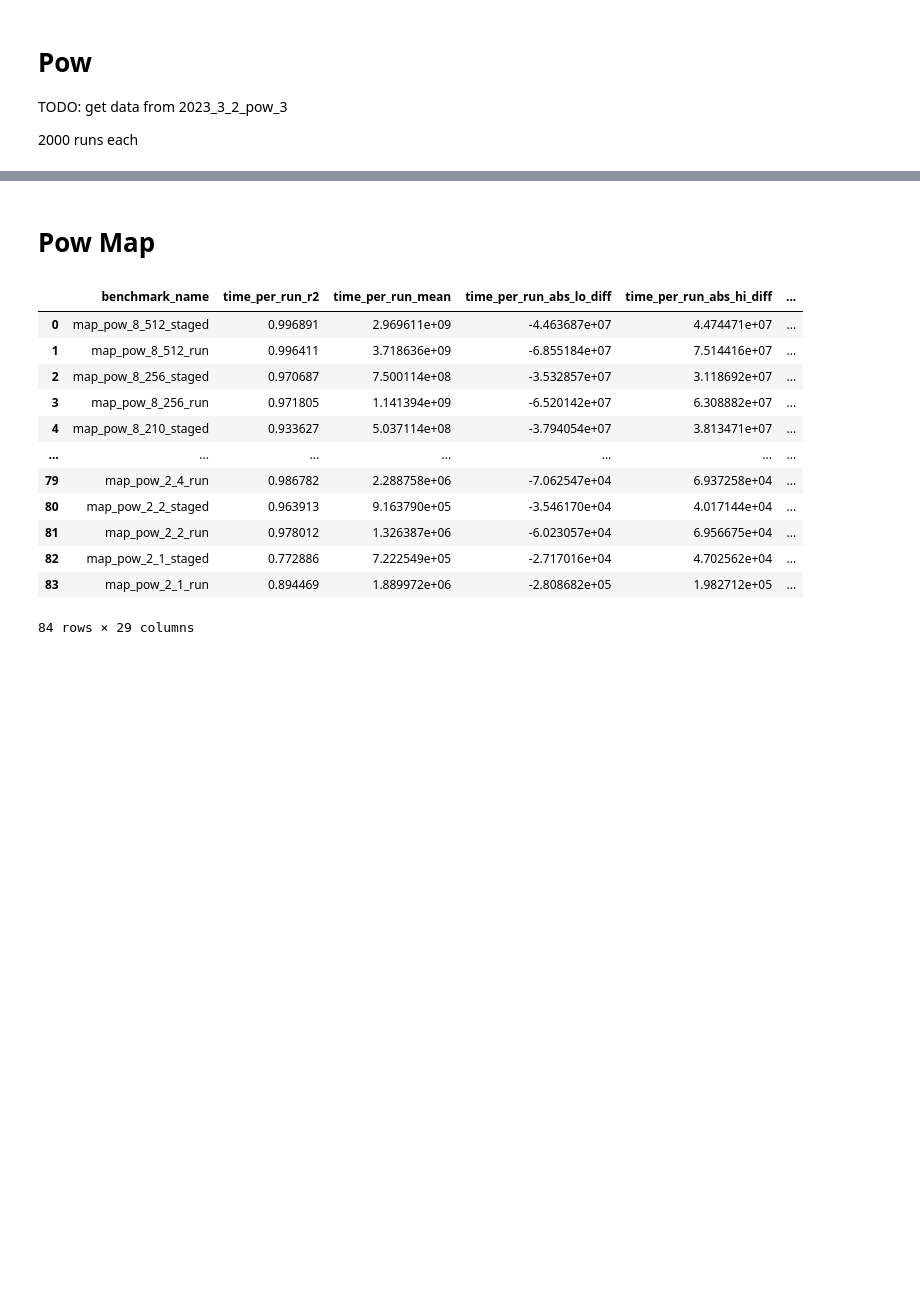
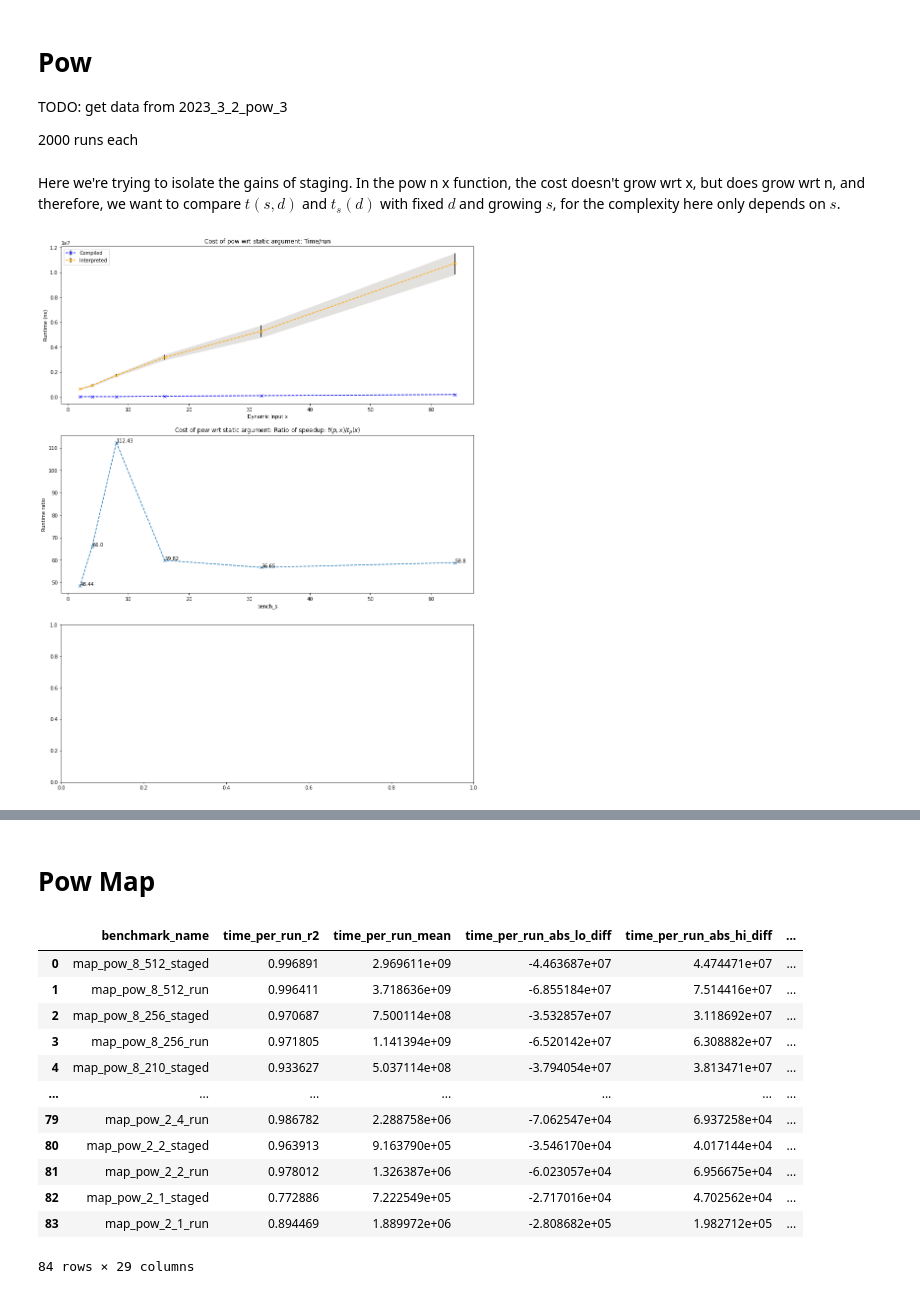
Before and after one commit to theo-chengkai-wang/lys_language, a Jupyter notebook: notebooks/2023_3_3_evaluation_pow.ipynb, the cells around one changed output, grey strips where cells are left out. Saved outputs shown, nothing was run; the diff lists cells and outputs as text; code cells hidden in the pictures; blank space fills up the shorter version.

```diff
--- a/notebooks/2023_3_3_evaluation_pow.ipynb
+++ b/notebooks/2023_3_3_evaluation_pow.ipynb
@@ -27,8 +29,8 @@ def plot_info_for_axs(df, title, axs, linreg = True, log_scale=False, has_compil
     run = df[df['benchmark_name'].str.endswith('run')][['benchmark_name', bench_x, 'time_per_run_mean', 'time_per_run_abs_lo_diff', 'time_per_run_abs_hi_diff']]
 
     # Initial analysis
-    plot_one(axs[0], staged, "blue", "black", "#e3e1de", "Compiled")
-    plot_one(axs[0], run, "orange", "black", "#e3e1de", "Interpreted")
+    plot_one(axs[0], staged, "blue", "black", "#e3e1de", "Compiled", bench_x=bench_x)
+    plot_one(axs[0], run, "orange", "black", "#e3e1de", "Interpreted", bench_x=bench_x)
     axs[0].legend()
     axs[0].set_xlabel("Dynamic Input x")
     axs[0].set_ylabel("Runtime (ns)")
@@ -39,14 +41,14 @@ def plot_info_for_axs(df, title, axs, linreg = True, log_scale=False, has_compil
 
     # Ratio
 
-    joined = staged.join(run.set_index(bench_x), on="bench_x", lsuffix="_staged", rsuffix="_run")
+    joined = staged.join(run.set_index(bench_x), on=bench_x, lsuffix="_staged", rsuffix="_run")
     joined = joined[joined['benchmark_name_staged'].str[:-6] == joined['benchmark_name_run'].str[:-3]]
 
     axs[1].plot(joined[bench_x], joined['time_per_run_mean_run']/joined['time_per_run_mean_staged'], "x--")
     for i,j in zip(joined[bench_x], joined['time_per_run_mean_run']/joined['time_per_run_mean_staged']):
         axs[1].annotate(str(round(j, 2)),xy=(i,j))
 
-    axs[1].set_xlabel("Dynamic Input x")
+    axs[1].set_xlabel(bench_x)
     axs[1].set_ylabel("Runtime ratio")
     axs[1].set_title(f"{title}: Ratio of speedup: $t(p, x)/t_p(x)$")
 
@@ -57,8 +59,8 @@ def plot_info_for_axs(df, title, axs, linreg = True, log_scale=False, has_compil
         new_run = run # pd.concat([run, pd.DataFrame([[0, 0, 0, 0]], columns=[bench_x, 'time_per_run_mean', 'time_per_run_abs_lo_diff', 'time_per_run_abs_hi_diff'])])
 
         if linreg:
-            plot_one(axs[2], new_staged, "blue", "black", "#e3e1de", "Combined run time of the staged version", fmt='.', fill_between=False)
-            plot_one(axs[2], new_run, "orange", "black", "#e3e1de", "Combined run time of the non staged version", fmt='.', fill_between=False)
+            plot_one(axs[2], new_staged, "blue", "black", "#e3e1de", "Combined run time of the staged version", fmt='.', fill_between=False, bench_x=bench_x)
+            plot_one(axs[2], new_run, "orange", "black", "#e3e1de", "Combined run time of the non staged version", fmt='.', fill_between=False, bench_x=bench_x)
 
             model_staged = linear_model.LinearRegression()
             model_staged.fit(np.array(new_staged[bench_x]).reshape(-1, 1), new_staged['time_per_run_mean'])
@@ -76,10 +78,10 @@ def plot_info_for_axs(df, title, axs, linreg = True, log_scale=False, has_compil
             axs[2].plot(x_intersection, y_intersection, "o", color="red", label="intersection")
             axs[2].annotate(str((round(x_intersection, 2), round(y_intersection, 2))), xy=(x_intersection, y_intersection))
         else:
-            plot_one(axs[2], new_staged, "blue", "black", "#e3e1de", "Combined run time of the staged version", fmt='.--', fill_between=False)
-            plot_one(axs[2], new_run, "orange", "black", "#e3e1de", "Combined run time of the non staged version", fmt='.--', fill_between=False)
+            plot_one(axs[2], new_staged, "blue", "black", "#e3e1de", "Combined run time of the staged version", fmt='.--', fill_between=False, bench_x=bench_x)
+            plot_one(axs[2], new_run, "orange", "black", "#e3e1de", "Combined run time of the non staged version", fmt='.--', fill_between=False, bench_x=bench_x)
         axs[2].legend()
-        axs[2].set_xlabel("Dynamic Input x")
+        axs[2].set_xlabel(bench_x)
         axs[2].set_ylabel("Runtime (ns)")
         axs[2].set_title(f"{title}: Time/run: Interpreted VS Compilation + Eval")
 
@@ -118,3 +120,23 @@ def plot_gc(df):
 TODO: get data from 2023_3_2_pow_3
 
 2000 runs each
+# %%
+df_pow = pd.read_csv("../traces/benchmarks/2023_3_2_pow_3.csv")
+df_pow = df_pow[df_pow.benchmark_name.str.startswith("pow")]
+# %%
+indices = [64, 32, 16, 8, 4, 2, 1]
+l = [(i, j) for i in indices for j in indices]
+# %% [markdown]
+Here we're trying to isolate the gains of staging. In the pow n x function, the cost doesn't grow wrt x, but does grow wrt n, and therefore, we want to compare $t(s, d)$ and $t_s(d)$ with fixed $d$ and growing $s$, for the complexity here only depends on $s$.
+# %%
+df_pow['bench_s'] = 0
+df_pow['bench_d'] = 0
+for i, j in l:
+    df_pow.loc[df_pow['benchmark_name'].str.startswith(f"pow_{i}_{j}_"), ['bench_s']] = i
+    df_pow.loc[df_pow['benchmark_name'].str.startswith(f"pow_{i}_{j}_"), ['bench_d']] = j
+# %%
+fig, axs = plt.subplots(3, 1, figsize=(15, 20))
+plot_info_for_axs(df_pow[df_pow.benchmark_name.str.match("pow_.*_16_")], "Cost of pow wrt static argument", axs, True, log_scale=False, has_compile=False, bench_x='bench_s')
+plt.show()
+# %% [output]
+[figure, added]
```
Also changed, not shown: parts of 4 cells of this notebook, 4 other files.
